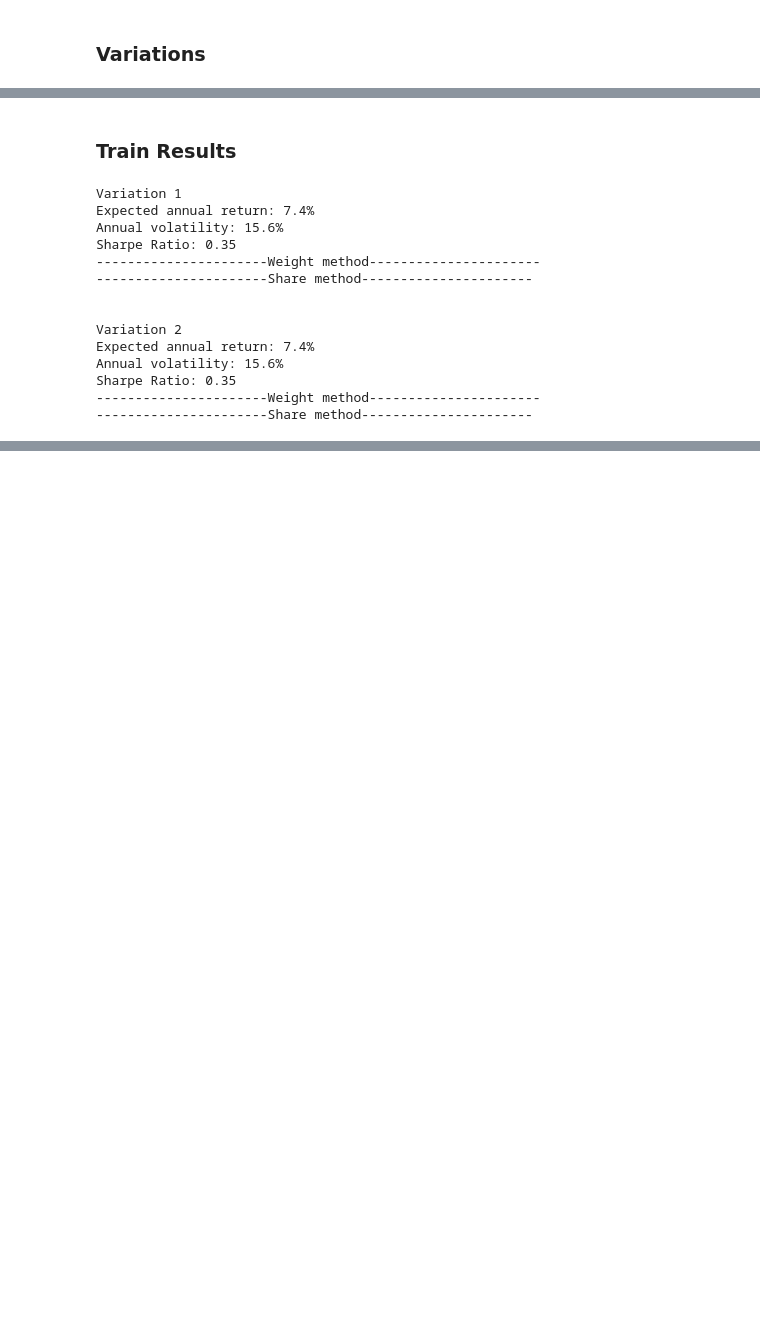
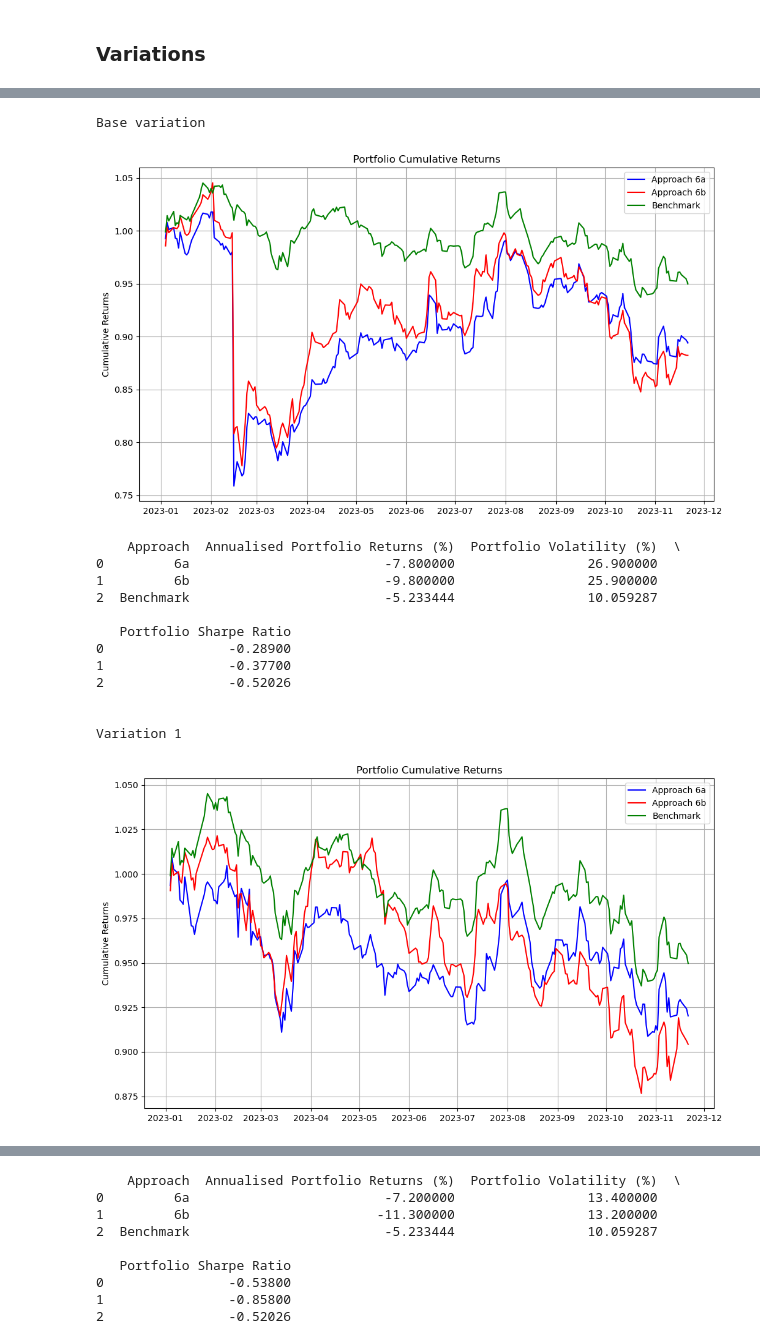
Before and after one commit to wennwei/Kyle-Pool, a Jupyter notebook: WWTradingStategy.ipynb, the cells around one changed output, grey strips where cells are left out. Drawn from its saved outputs; the diff is of its cells as text; code cells hidden in the pictures; blank space fills up the shorter version.

```diff
--- a/WWTradingStategy.ipynb
+++ b/WWTradingStategy.ipynb
@@ -205,9 +205,7 @@ def share_method(df,cleaned_weights):
 # Stock Selection
 
 #2015 STOCK SELECTION: Singtel, DBS, SGX, Capitaland, SATS, Singapore Post, SIA, Starhub, ST eng, Keppel coporation, Sembcorp, yoma, ocbc, city developments
-stock_list = ["Z74.SI","D05.SI","S68.SI","C38U.SI","S58.SI","S08.SI","C6L.SI","CC3.SI","S63.SI","BN4.SI","S51.SI","Z59.SI","O39.SI","C09.SI","F99.SI"]
+# stock_list = ["Z74.SI","D05.SI","S68.SI","C38U.SI","S58.SI","S08.SI","C6L.SI","CC3.SI","S63.SI","BN4.SI","S51.SI","Z59.SI","O39.SI","C09.SI","F99.SI"]
 
-"""
 #2023 STOCK SELECTION: DBS, UOB OCBC, SINGTEL, CapLand Intcom, YZJ Shipbldg, Sembcorp, Genting, Keppel Corp, CapLand Ascendas, Capitaland Invest, MapleTree Log, Wilmar Intl, SIA, MapleTree PanAsia Com Tr
 stock_list = ["D05.SI","U11.SI","O39.SI","Z74.SI","C38U.SI","BS6.SI","S51.SI","G13.SI","BN4.SI","A17U.SI","9CI.SI","M44U.SI","F34.SI","C6L.SI","N2IU.SI"]
-"""
@@ -269,4 +265,6 @@ variations.append(var2)
 # %%
+variations_2023 = []
+
 sector_mapper_1 = {
     "D05.SI": "Finance",
     "U11.SI": "Finance",
@@ -285,6 +283,11 @@ sector_mapper_1 = {
     "N2IU.SI": "Real Estate"
 }
 sector_lower_1 = {"Industrials": 1/6, "Communication": 1/6, "Real Estate": 1/6, "Consumer Cyclical": 1/6, "Consumer Defensive": 1/6, "Finance": 1/6}
+sector_upper_1 = {}
+
+var1_2023 = [sector_mapper_1, sector_lower_1, sector_upper_1]
+
+variations_2023.append(var1_2023)
 
 sector_mapper_2 = {
     "D05.SI": "Finance",
@@ -303,8 +306,12 @@ sector_mapper_2 = {
     "C6L.SI": "Industrials",
     "N2IU.SI": "Real Estate"
 }
-sector_lower_2 = {}
+sector_lower_2 = {"Real Estate": 0.4, "Industrials": 0.4}
 sector_upper_2 = {}
+
+var2_2023 = [sector_mapper_2, sector_lower_2, sector_upper_2]
+
+variations_2023.append(var2_2023)
 
 sector_mapper_3 = {
     "D05.SI": "Finance",
@@ -323,5 +330,9 @@ sector_mapper_3 = {
     "C6L.SI": "Industrials",
     "N2IU.SI": "Real Estate"
 }
-sector_lower_3 = {}
+sector_lower_3 = {"Finance": 0.4, "Communication": 0.3, "Real Estate": 0.2}
 sector_upper_3 = {}
+
+var3_2023 = [sector_mapper_3, sector_lower_3, sector_upper_3]
+
+variations_2023.append(var3_2023)
@@ -363,22 +424,18 @@ comparison_df
-# %% [markdown]
-### Train Results
-# %%
-for i in range(len(variations)):
-    print("Variation " + str(i + 1))
-    Engine(stock_list, variations[i])
-    print("\n")
-# %% [output]
-Variation 1
-Expected annual return: 7.4%
-Annual volatility: 15.6%
-Sharpe Ratio: 0.35
-----------------------Weight method----------------------
-----------------------Share method----------------------
-
-
-Variation 2
-Expected annual return: 7.4%
-Annual volatility: 15.6%
-Sharpe Ratio: 0.35
-----------------------Weight method----------------------
-----------------------Share method----------------------
+# %%
+performance_analysis(stock_list, "^STI", variations_2023)
+# %% [output]
+Base variation
+[figure, added]
+    Approach  Annualised Portfolio Returns (%)  Portfolio Volatility (%)  \
+0         6a                         -7.800000                 26.900000
+1         6b                         -9.800000                 25.900000
+2  Benchmark                         -5.233444                 10.059287
+
+   Portfolio Sharpe Ratio
+0                -0.28900
+1                -0.37700
+2                -0.52026
+
+
+Variation 1
+[figure, added]
@@ -384,0 +468,9 @@ Sharpe Ratio: 0.35
+    Approach  Annualised Portfolio Returns (%)  Portfolio Volatility (%)  \
+0         6a                         -7.200000                 13.400000
+1         6b                        -11.300000                 13.200000
+2  Benchmark                         -5.233444                 10.059287
+
+   Portfolio Sharpe Ratio
+0                -0.53800
+1                -0.85800
+2                -0.52026
```
Also changed, not shown: parts of 7 cells of this notebook.
